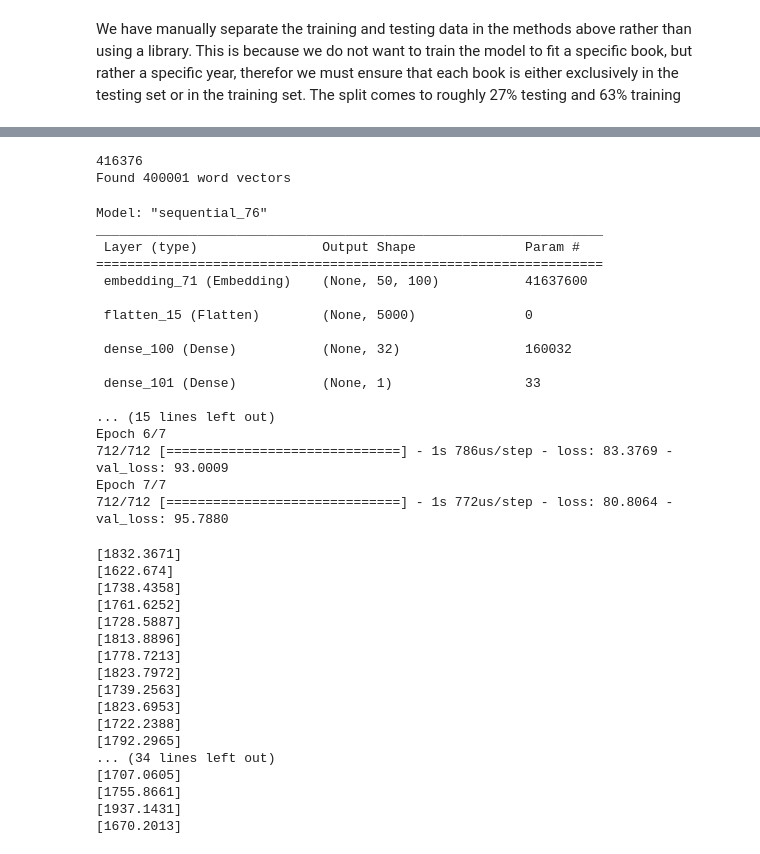
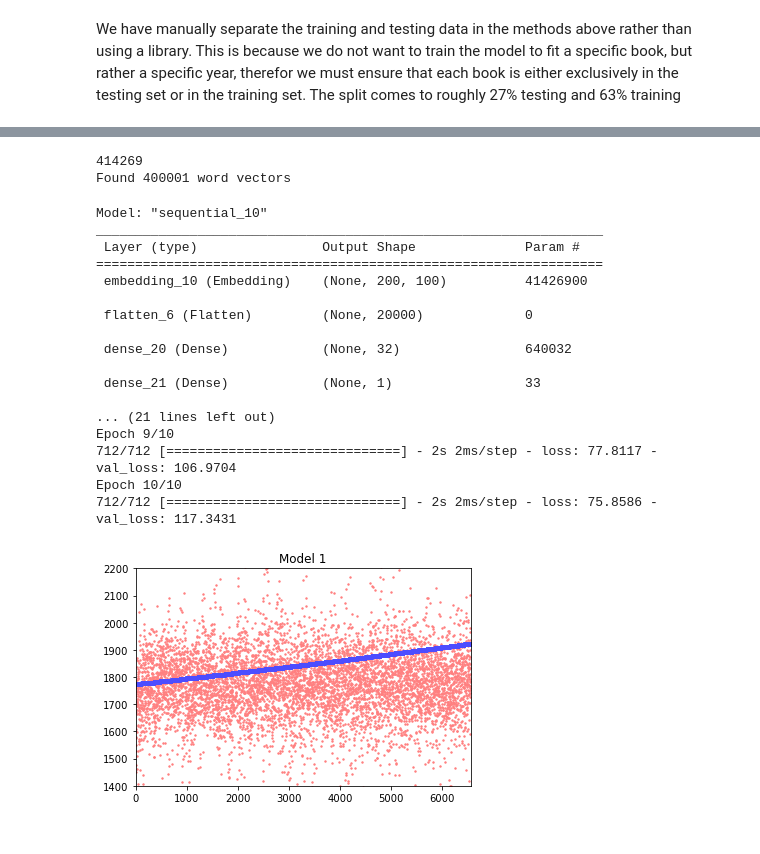
Before and after one commit to ronitronitronit/final, a Jupyter notebook: booksproject.ipynb, the cells around one changed output, grey strips where cells are left out. Drawn from its saved outputs; the diff is of its cells as text; code cells hidden in the pictures.

```diff
--- a/booksproject.ipynb
+++ b/booksproject.ipynb
@@ -491,7 +504,7 @@ ServerApp.rate_limit_window=3.0 (secs)
 # %%
 import numpy as np
 
-MAX_LENGTH = 50
+MAX_LENGTH = 200
 
 vocab_size = len(tokenizer.word_index)
 print(vocab_size)
@@ -510,7 +523,7 @@ for line in glove_file:
 glove_file.close()
 print(f'Found {len(embeddings_dictionary)} word vectors')
 # %% [output]
-416376
+414269
 Found 400001 word vectors
 # %%
 EMBEDDING_DIMENSION = 100
@@ -529,11 +542,10 @@ from keras.layers import Embedding, Flatten, Dense
 from tensorflow.keras.optimizers import Adam
 
 model = Sequential()
-model.add(Embedding(vocab_size, EMBEDDING_DIMENSION, weights=[embedding_matrix], input_length=MAX_LENGTH))
+model.add(Embedding(vocab_size, EMBEDDING_DIMENSION, input_length=MAX_LENGTH))
 model.add(Flatten())
 model.add(Dense(32, activation='relu'))
 model.add(Dense(1))
-
 model.layers[0].set_weights([embedding_matrix])
 model.layers[0].trainable = False
 model.summary()
@@ -541,54 +553,54 @@ model.summary()
 model.compile(optimizer=Adam(learning_rate=0.1), loss='mean_absolute_error')
 
 history = model.fit(x_train, y_train,
-epochs=7,
+epochs=10,
 batch_size=32,
 validation_data=(x_test, y_test))
-model.save_weights('pre_trained_glove_model.h5')
+# model.save_weights('pre_trained_glove_model.h5')
 # %% [output]
-Model: "sequential_76"
+Model: "sequential_10"
 _________________________________________________________________
  Layer (type)                Output Shape              Param #
 =================================================================
- embedding_71 (Embedding)    (None, 50, 100)           41637600
+ embedding_10 (Embedding)    (None, 200, 100)          41426900
 
- flatten_15 (Flatten)        (None, 5000)              0
+ flatten_6 (Flatten)         (None, 20000)             0
 
- dense_100 (Dense)           (None, 32)                160032
+ dense_20 (Dense)            (None, 32)                640032
 
- dense_101 (Dense)           (None, 1)                 33
+ dense_21 (Dense)            (None, 1)                 33
 
-... (15 lines left out)
-Epoch 6/7
-712/712 [==============================] - 1s 786us/step - loss: 83.3769 - val_loss: 93.0009
-Epoch 7/7
-712/712 [==============================] - 1s 772us/step - loss: 80.8064 - val_loss: 95.7880
+... (21 lines left out)
+Epoch 9/10
+712/712 [==============================] - 2s 2ms/step - loss: 77.8117 - val_loss: 106.9704
+Epoch 10/10
+712/712 [==============================] - 2s 2ms/step - loss: 75.8586 - val_loss: 117.3431
 # %%
-test_array = np.array(x_test)
+import matplotlib.pyplot as plt
+import numpy as np
 
-# print(test_array.shape)
+def plotGraph(test_y,pred_y,title):
+    plt.scatter(range(len(pred_y)), pred_y, color=[1., 0.5, 0.5], s=2)
+    plt.scatter(range(len(test_y)), test_y, color=[0.3, 0.3, 1], s=10)
+    plt.axis([0, len(test_y), 1400, 2200])
+    plt.title(title)
+    plt.show()
+    return
 
-predictions = model.predict(test_array)
-for prediction in predictions[:50]:
-    print(prediction)
+def create_scatterplot(test_x, test_y, current_model, title, category=False):
+    test_array = np.array(x_test)
+    predictions = current_model.predict(test_array)
+    preds = [item for sublist in predictions for item in sublist]
+
+    actual_and_pred = zip(list(y_test), preds)
+    actual_and_pred = sorted(list(actual_and_pred),key = lambda x: x[0])
+    actual, pred = [e[0] for e in actual_and_pred], [e[1] for e in actual_and_pred]
+
+    plotGraph(actual, pred, title)
+
+create_scatterplot(x_test, y_test, model, "Model 1")
 # %% [output]
-[1832.3671]
-[1622.674]
-[1738.4358]
-[1761.6252]
-[1728.5887]
-[1813.8896]
-[1778.7213]
-[1823.7972]
-[1739.2563]
-[1823.6953]
-[1722.2388]
-[1792.2965]
-... (34 lines left out)
-[1707.0605]
-[1755.8661]
-[1937.1431]
-[1670.2013]
+[figure, added]
 # %%
 import matplotlib.pyplot as plt
 
```
Also changed, not shown: parts of 22 cells of this notebook.
